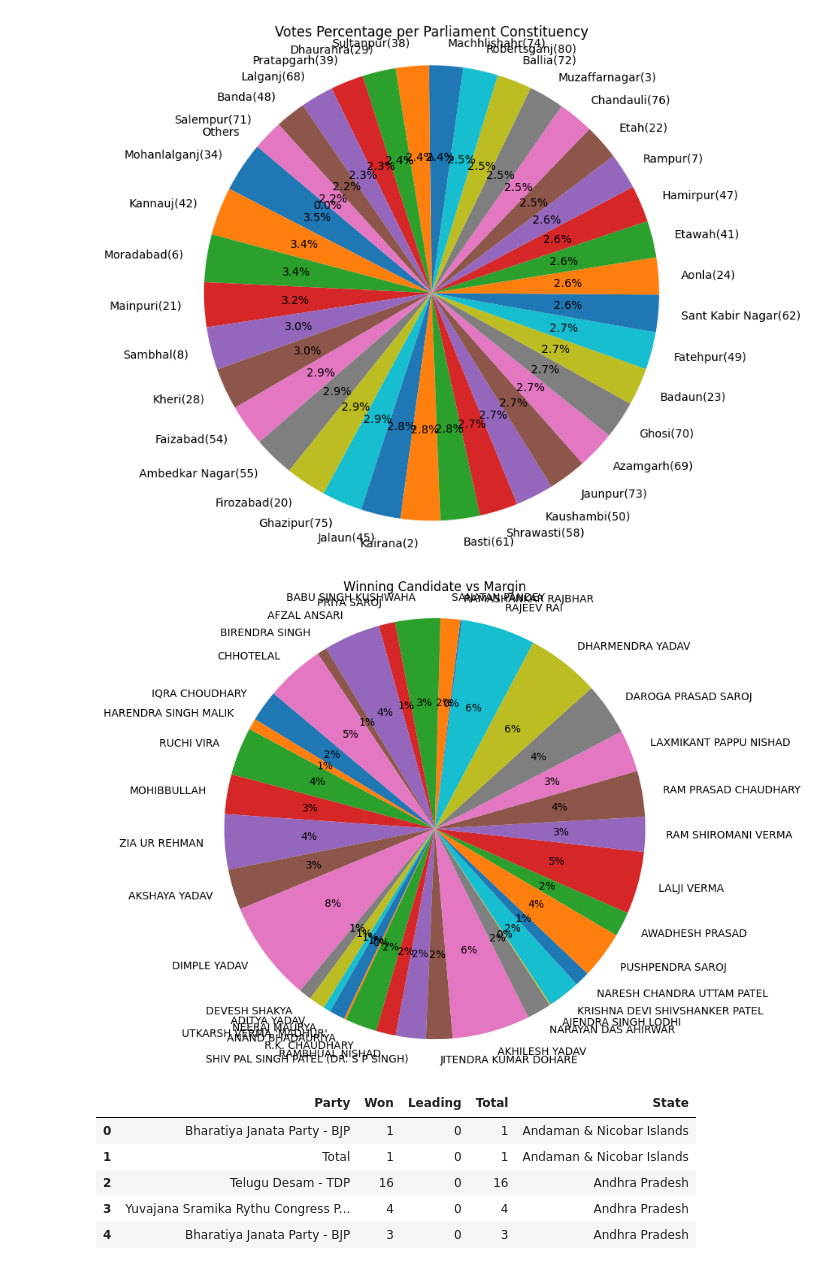
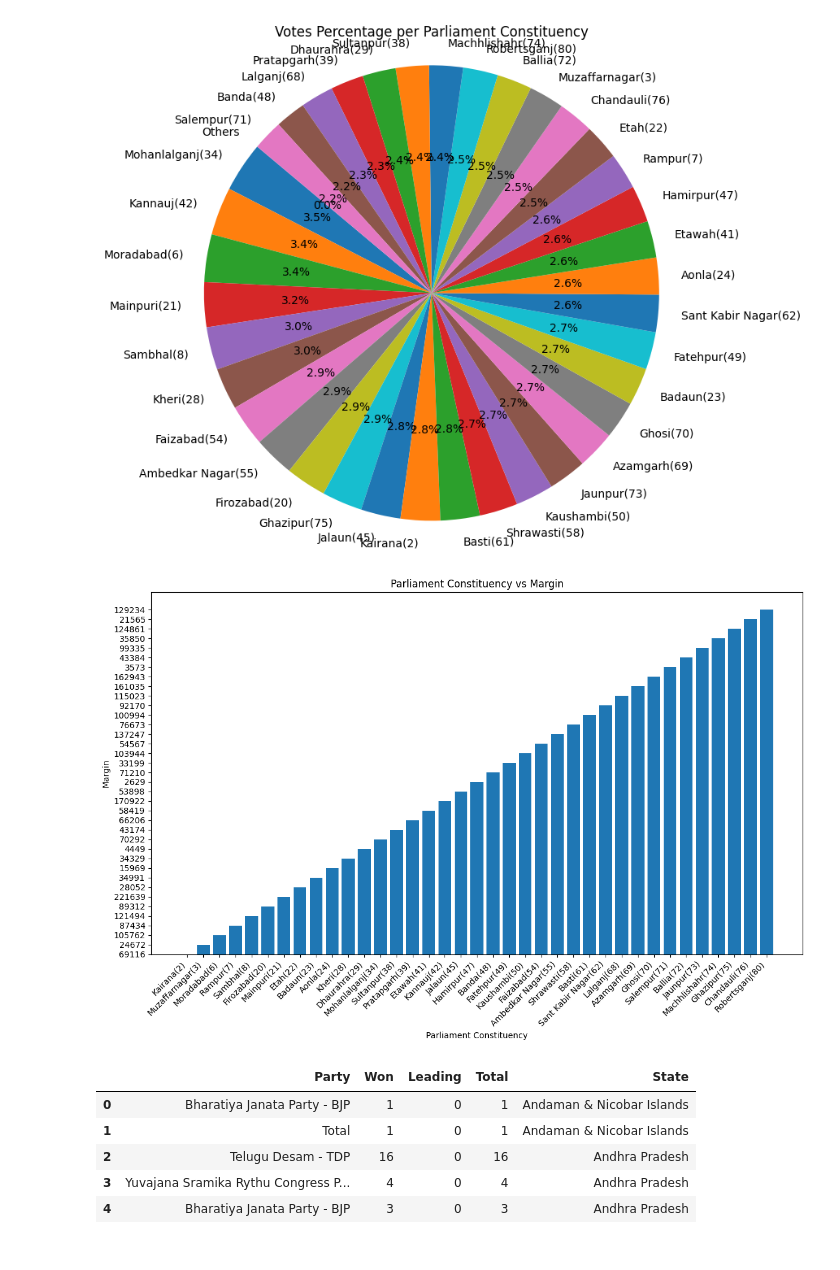
Before and after one commit to bryaanabraham/Election-Data-Analysis, a Jupyter notebook: Election_data.ipynb, the cells around one changed output. Drawn from its saved outputs; the diff is of its cells as text; code cells hidden in the pictures.

Commit message:
Margin Data Visualization Updated

```diff
--- a/Election_data.ipynb
+++ b/Election_data.ipynb
@@ -453,15 +453,18 @@ plt.axis('equal')
 plt.show()
 # %% [output]
 [figure]
-# %%
-# @title Winning Candidate-Margin Pi Chart
-plt.figure(figsize=(10, 8))
-plt.pie(df_gen_party['Margin'], labels=df_gen_party['Winning Candidate'], autopct='%1.0f%%', startangle=140)
-plt.title('Winning Candidate vs Margin')
-plt.axis('equal')
-plt.show()
-# %% [output]
-[figure, removed]
+# %%
+# @title Parliament Constituency-Margin Bar Graph
+plt.figure(figsize=(12, 8))
+plt.bar(df_gen_party['Parliament Constituency'], df_gen_party['Margin'])
+plt.xlabel('Parliament Constituency')
+plt.ylabel('Margin')
+plt.title('Parliament Constituency vs Margin')
+plt.xticks(rotation=45, ha='right')
+plt.tight_layout()
+plt.show()
+# %% [output]
+[figure, added]
 # %%
 # @title df_state_wise
 df_state_wise.head()
```
